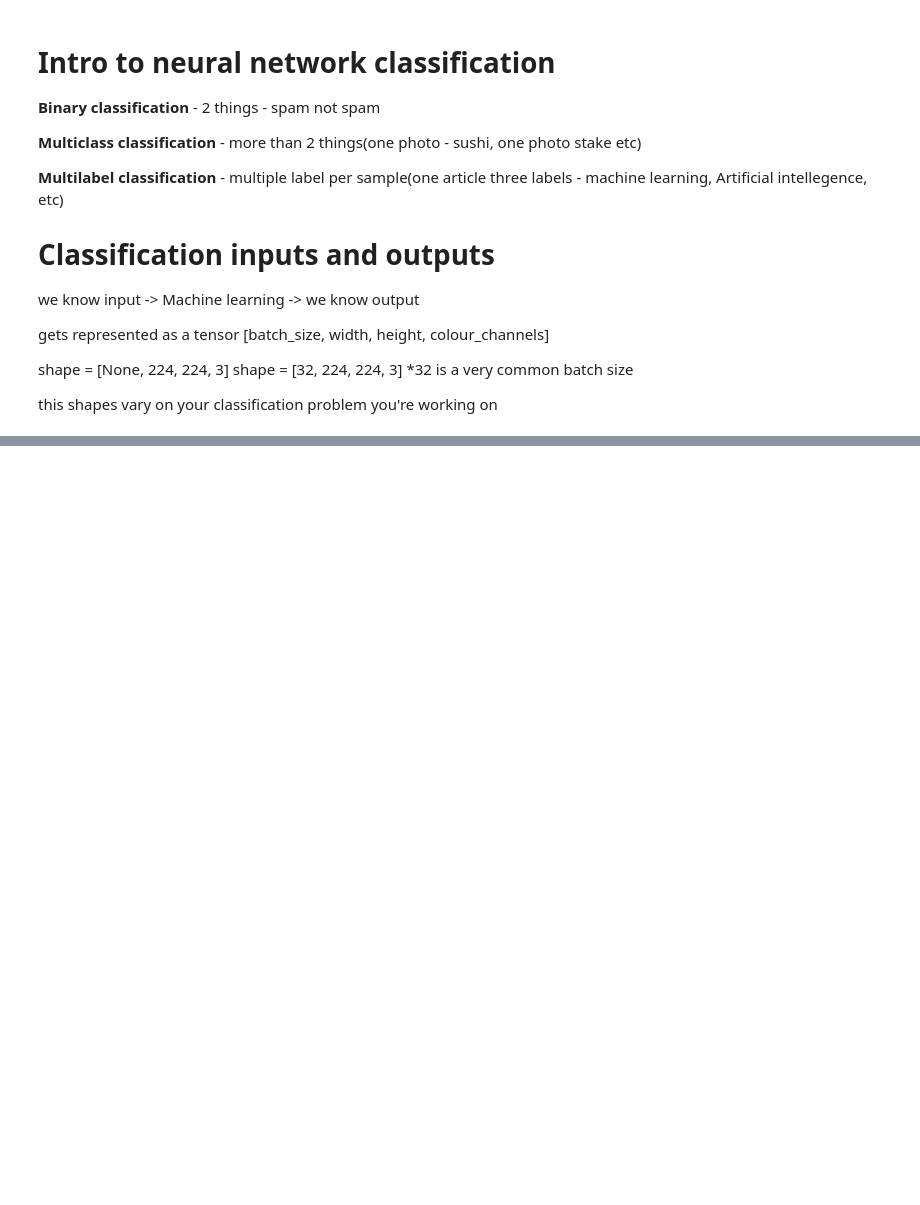
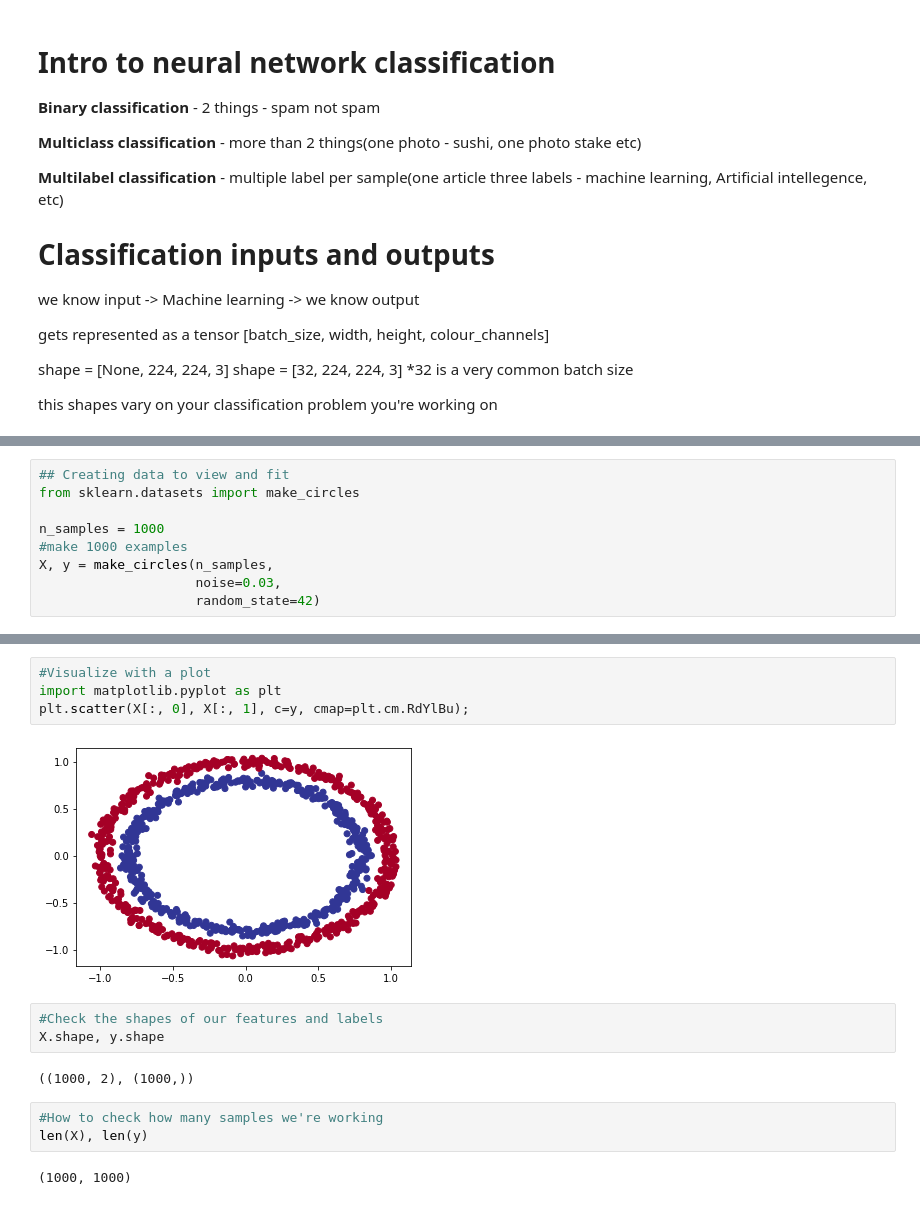
Before and after one commit to ElenaBara21/TensorFlow, a Jupyter notebook: 02_neural_network_classification_in_tensorfloew.ipynb, the cells around one changed output, grey strips where cells are left out. Cells and saved outputs as stored; diff of their text form; blank space fills up the shorter version.

```diff
--- a/02_neural_network_classification_in_tensorfloew.ipynb
+++ b/02_neural_network_classification_in_tensorfloew.ipynb
@@ -35,3 +42,12 @@ tf.keras.layers.Dense(3, activation="softmax")# 3 is output layer shape 1 one cl
 #->tensorflow)
 #Optimizer = SGD(stochastic gradient descent), Adam
 ])
+# %%
+## Creating data to view and fit
+from sklearn.datasets import make_circles
+
+n_samples = 1000
+#make 1000 examples
+X, y = make_circles(n_samples,
+                    noise=0.03,
+                    random_state=42)
@@ -37,0 +90,16 @@ tf.keras.layers.Dense(3, activation="softmax")# 3 is output layer shape 1 one cl
+# %%
+#Visualize with a plot
+import matplotlib.pyplot as plt
+plt.scatter(X[:, 0], X[:, 1], c=y, cmap=plt.cm.RdYlBu);
+# %% [output]
+[figure, added]
+# %%
+#Check the shapes of our features and labels
+X.shape, y.shape
+# %% [output]
+((1000, 2), (1000,))
+# %%
+#How to check how many samples we're working
+len(X), len(y)
+# %% [output]
+(1000, 1000)
```
Also changed, not shown: parts of 8 cells of this notebook.
